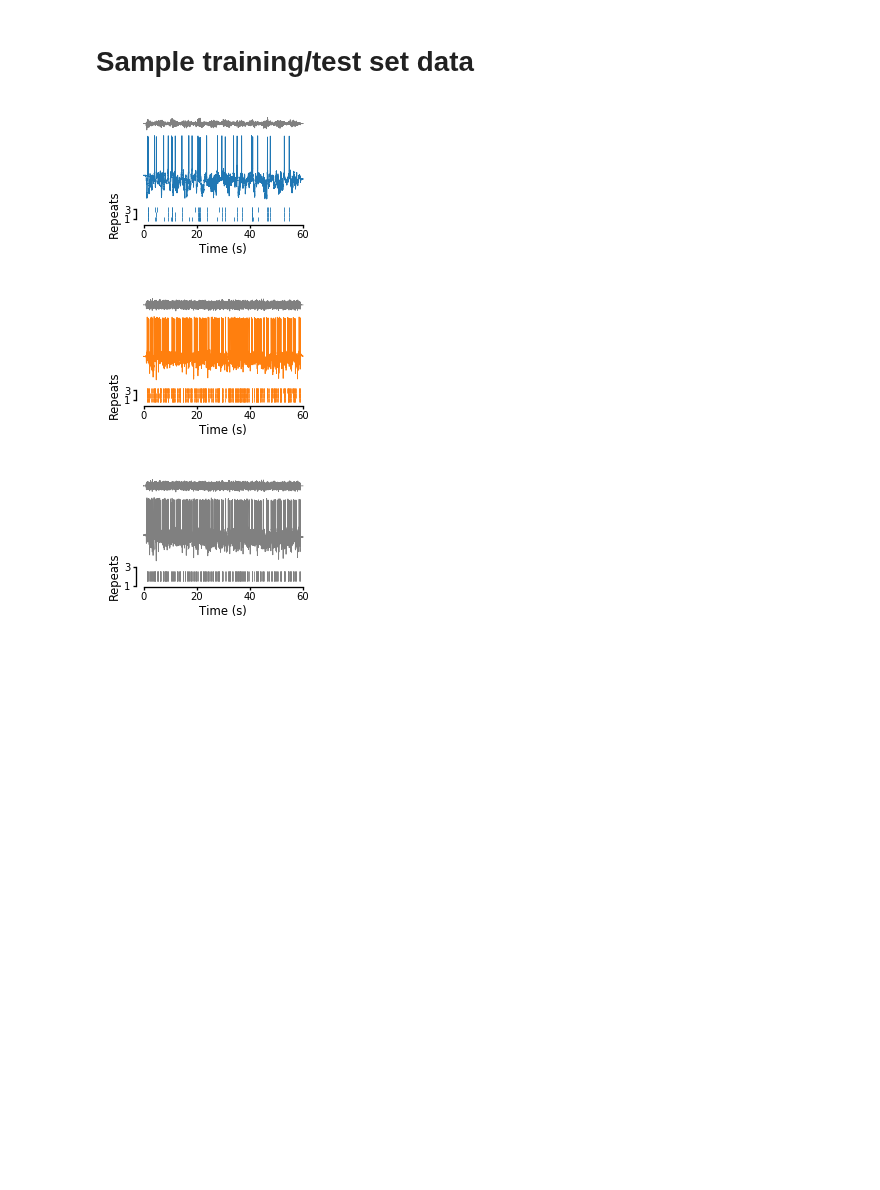
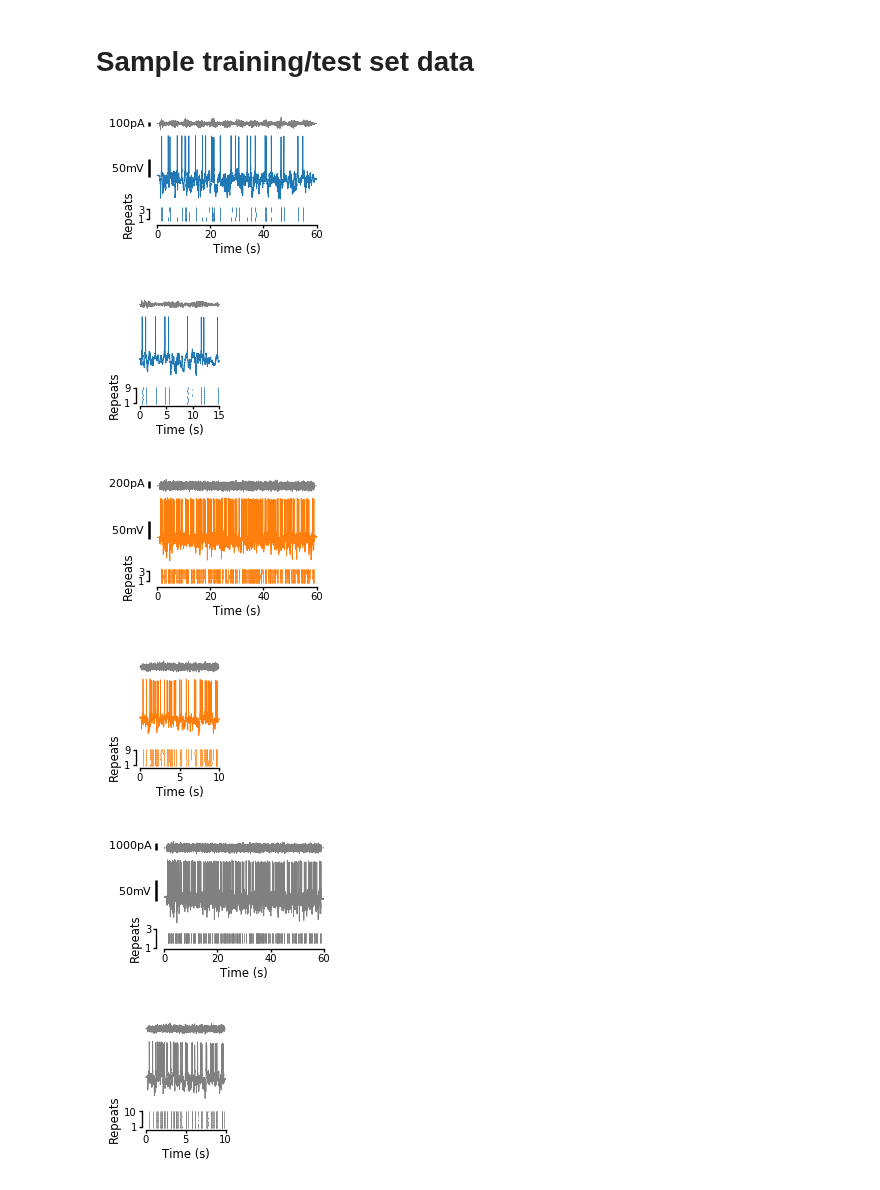
Before and after one commit to nauralcodinglab/raphegif, a Jupyter notebook: figs/scripts/writeup/GIF_demo_traces.ipynb, the cells around one changed output. Drawn from its saved outputs; the diff is of its cells as text; code cells hidden in the pictures; blank space fills up the shorter version.

Commit message:
Add scalebars to GIF sample trainingg sets and match scale with test

```diff
--- a/figs/scripts/writeup/GIF_demo_traces.ipynb
+++ b/figs/scripts/writeup/GIF_demo_traces.ipynb
@@ -229,47 +229,110 @@ example_cell_inds = [0, 5, 3]
 ephys_spec = gs.GridSpec(3, 1, height_ratios=[0.2, 1, 0.3], hspace=0.05, left=0.22, bottom=0.2, right=0.95, top=0.95)
 
 for example_cell_ind, celltype, color in zip(example_cell_inds, ['5HT', 'GABA', 'mPFC'], ['ser', 'som', 'pyr']):
+
+    # Generate training set plot
     plt.figure(figsize=(2, 1.2))
 
     plt.subplot(ephys_spec[0, :])
     plt.plot(
         ephys[celltype][example_cell_ind].trainingset_traces[0].getTime() * 1e-3,
-        ephys[celltype][example_cell_ind].trainingset_traces[0].I,
+        ephys[celltype][example_cell_ind].trainingset_traces[0].I * 1e3,
         color=colors['input'],
         lw=0.5
     )
     xlims = plt.xlim()
+    current_ylims = plt.ylim()
+    pltools.add_scalebar(y_units='pA', anchor=(0, 0.3), omit_x=True, linewidth=sbarlw)
     pltools.hide_border('a')
     pltools.hide_ticks()
 
     plt.subplot(ephys_spec[1, :])
     plt.plot(
         ephys[celltype][example_cell_ind].trainingset_traces[0].getTime() * 1e-3,
         ephys[celltype][example_cell_ind].trainingset_traces[0].V,
         color=colors[color],
         lw=0.5
     )
     plt.xlim(xlims)
+    voltage_ylims = plt.ylim()
+    pltools.add_scalebar(y_units='mV', y_size=50, anchor=(0, 0.3), omit_x=True, linewidth=sbarlw)
     pltools.hide_border('a')
     pltools.hide_ticks()
 
     plt.subplot(ephys_spec[2, :])
     plt.eventplot(
         [tr.getSpikeTimes() * 1e-3 for tr in ephys[celltype][example_cell_ind].trainingset_traces],
         color=colors[color],
         lw=0.5
     )
     plt.xlim(xlims)
     plt.yticks([0, 2], [1, 3])
     plt.ylabel('Repeats')
     plt.xticks([0, 20, 40, 60])
     plt.xlabel('Time (s)')
     pltools.hide_border('tr', trim=True)
 
     if IMG_PATH is not None:
         plt.savefig(os.path.join(IMG_PATH, '{}_sample_training_set.png'.format(color)))
         plt.savefig(os.path.join(IMG_PATH, '{}_sample_training_set.svg'.format(color)))
+
+    # Generate test set plot
+    plt.figure(figsize=(1.0, 1.2))
+
+    plt.subplot(ephys_spec[0, :])
+    plt.plot(
+        ephys[celltype][example_cell_ind].testset_traces[0].getTime() * 1e-3,
+        ephys[celltype][example_cell_ind].testset_traces[0].I * 1e3,
+        color=colors['input'],
+        lw=0.5
+    )
+    plt.ylim(current_ylims)
+    xlims = plt.xlim()
+    pltools.hide_border('a')
+    pltools.hide_ticks()
+
+    plt.subplot(ephys_spec[1, :])
+    plt.plot(
+        ephys[celltype][example_cell_ind].testset_traces[0].getTime() * 1e-3,
+        ephys[celltype][example_cell_ind].testset_traces[0].V,
+        color=colors[color],
+        lw=0.5
+    )
+    plt.ylim(voltage_ylims)
+    plt.xlim(xlims)
+    pltools.hide_border('a')
+    pltools.hide_ticks()
+
+    plt.subplot(ephys_spec[2, :])
+    plt.eventplot(
+        [tr.getSpikeTimes() * 1e-3 for tr in ephys[celltype][example_cell_ind].testset_traces],
+        color=colors[color],
+        lw=0.5
+    )
+    plt.xlim(xlims)
+    plt.xlabel('Time (s)')
+    plt.ylabel('Repeats')
+
+    if celltype in ['5HT', 'GABA']:
+        plt.yticks([0, 8], [1, 9])
+        if celltype == '5HT':
+            plt.xticks([0, 5, 10, 15])
+        else:
+            plt.xticks([0, 5, 10])
+    else:
+        plt.yticks([0, 9], [1, 10])
+        plt.xticks([0, 5, 10])
+
+    pltools.hide_border('tr', trim=True)
+    plt.subplots_adjust(left=0.27)
+
+    if IMG_PATH is not None:
+        plt.savefig(os.path.join(IMG_PATH, '{}_sample_test_set.png'.format(color)))
+        plt.savefig(os.path.join(IMG_PATH, '{}_sample_test_set.svg'.format(color)))
 # %% [output]
-[figure, old version]
+[figure, new version]
-[figure, old version]
+[figure, new version]
-[figure, old version]
+[figure, new version]
+[figure, added]
+[figure, added]
+[figure, added]
```
Also changed, not shown: parts of 2 cells of this notebook.
